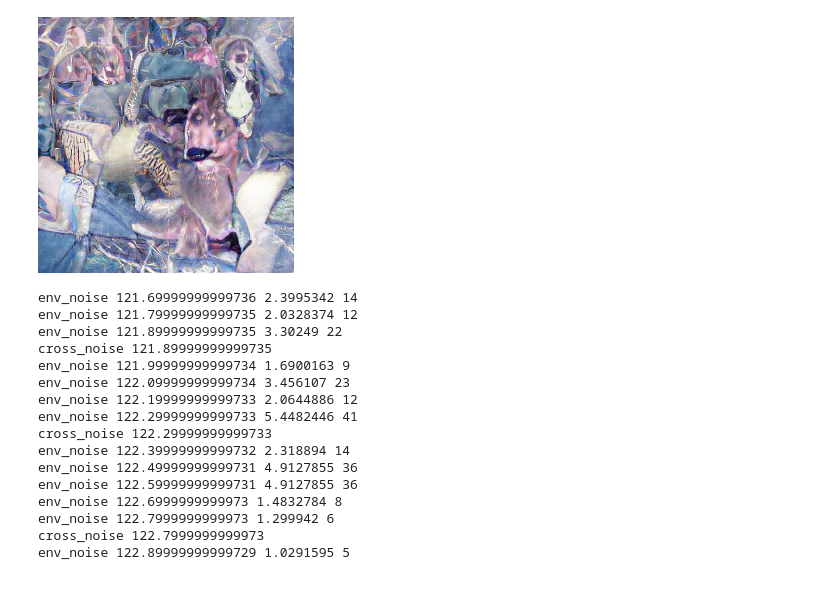
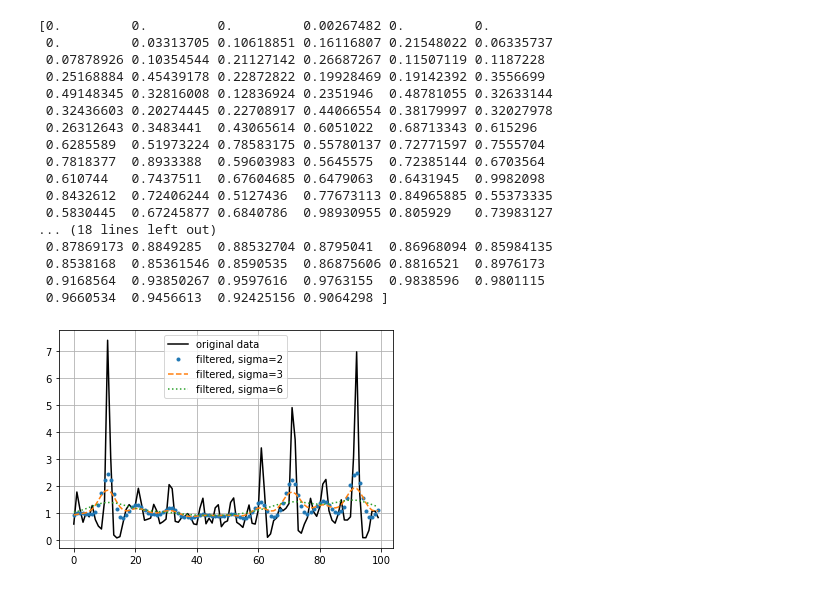
Before and after one commit to leod/aural-travels, a Jupyter notebook: notebooks/generate_nat.ipynb, the cells around one changed output. Saved outputs shown, nothing was run; the diff lists cells and outputs as text; code cells hidden in the pictures.

Commit message:
More smooth onset

```diff
--- a/notebooks/generate_nat.ipynb
+++ b/notebooks/generate_nat.ipynb
@@ -113,7 +113,7 @@ for idx in indices:
 # %%
 from IPython.display import Audio
 
-track_idx = 4
+track_idx = 5
 path = scdata.get_audio_path(os.path.join(DATA_DIR, 'audio'), dataset.tracks[track_idx]['id'])
 print(path)
 Audio(path)
@@ -161,8 +143,8 @@ from aural_travels import generate
 frames_dir = os.path.join(MODEL_DIR, 'gen', 'frames')
 os.makedirs(frames_dir, exist_ok=True)
 
-track_idx = 4
-last_image_seq = image_repr.rand_image_seq(1, device='cuda', patch_size=4)
+track_idx = 5
+last_image_seq = image_repr.rand_image_seq(1, device='cuda', patch_size=2)
 
 mel = torch.tensor(dataset.load_features(track_idx), dtype=torch.float)
 mel = (mel - dataset.mfcc_mean) * dataset.mfcc_std_inv
@@ -170,16 +152,17 @@ mel = (mel - dataset.mfcc_mean) * dataset.mfcc_std_inv
 path = scdata.get_audio_path(os.path.join(DATA_DIR, 'audio'), dataset.tracks[track_idx]['id'])
 y, _ = librosa.load(path, sr=dataset.sample_rate, mono=True)
 onset_env = onset_strength(y, sr=dataset.sample_rate)
+onset_env_filtered = gaussian_filter1d(onset_env, 4)
 
 bpm, beats = beat_track(y, sr=dataset.sample_rate, units='time')
 
 def noise(time, next_time, image_seq):
     generate.onset_env_noise(image_repr=model.image_repr,
-                             onset_env=onset_env,
+                             onset_env=onset_env_filtered,
                              time=time,
                              next_time=next_time,
                              image_seq=image_seq,
-                             power=1.25,
+                             power=2,
                              scale=5)
     generate.beat_cross_noise(image_repr=model.image_repr,
                               beats=beats,
@@ -210,24 +193,41 @@ for i, frame in enumerate(frames):
         clear_output(wait=True)
         display(image)
     image.save(os.path.join(frames_dir, f'{i}.png'))
-# %% [output]
-[figure, removed]
-env_noise 121.69999999999736 2.3995342 14
-env_noise 121.79999999999735 2.0328374 12
-env_noise 121.89999999999735 3.30249 22
-cross_noise 121.89999999999735
-env_noise 121.99999999999734 1.6900163 9
-env_noise 122.09999999999734 3.456107 23
-env_noise 122.19999999999733 2.0644886 12
-env_noise 122.29999999999733 5.4482446 41
-cross_noise 122.29999999999733
-env_noise 122.39999999999732 2.318894 14
-env_noise 122.49999999999731 4.9127855 36
-env_noise 122.59999999999731 4.9127855 36
-env_noise 122.6999999999973 1.4832784 8
-env_noise 122.7999999999973 1.299942 6
-cross_noise 122.7999999999973
-env_noise 122.89999999999729 1.0291595 5
+# %%
+from scipy.ndimage import gaussian_filter1d
+import matplotlib.pyplot as plt
+
+print(onset_env[:100])
+print(gaussian_filter1d(onset_env, 3)[:100])
+
+t1=1000
+t2=1100
+plt.plot(onset_env[t1:t2], 'k', label='original data')
+plt.plot(gaussian_filter1d(onset_env, 2)[t1:t2], '.', label='filtered, sigma=2')
+plt.plot(gaussian_filter1d(onset_env, 3)[t1:t2], '--', label='filtered, sigma=3')
+plt.plot(gaussian_filter1d(onset_env, 6)[t1:t2], ':', label='filtered, sigma=6')
+plt.legend()
+plt.grid()
+plt.show()
+# %% [output]
+[0.         0.         0.         0.00267482 0.         0.
+ 0.         0.03313705 0.10618851 0.16116807 0.21548022 0.06335737
+ 0.07878926 0.10354544 0.21127142 0.26687267 0.11507119 0.1187228
+ 0.25168884 0.45439178 0.22872822 0.19928469 0.19142392 0.3556699
+ 0.49148345 0.32816008 0.12836924 0.2351946  0.48781055 0.32633144
+ 0.32436603 0.20274445 0.22708917 0.44066554 0.38179997 0.32027978
+ 0.26312643 0.3483441  0.43065614 0.6051022  0.68713343 0.615296
+ 0.6285589  0.51973224 0.78583175 0.55780137 0.72771597 0.7555704
+ 0.7818377  0.8933388  0.59603983 0.5645575  0.72385144 0.6703564
+ 0.610744   0.7437511  0.67604685 0.6479063  0.6431945  0.9982098
+ 0.8432612  0.72406244 0.5127436  0.77673113 0.84965885 0.55373335
+ 0.5830445  0.67245877 0.6840786  0.98930955 0.805929   0.73983127
+... (18 lines left out)
+ 0.87869173 0.8849285  0.88532704 0.8795041  0.86968094 0.85984135
+ 0.8538168  0.85361546 0.8590535  0.86875606 0.8816521  0.8976173
+ 0.9168564  0.93850267 0.9597616  0.9763155  0.9838596  0.9801115
+ 0.9660534  0.9456613  0.92425156 0.9064298 ]
+[figure, added]
 # %%
 def show_gif(fname):
     import base64
```
Also changed, not shown: parts of 8 cells of this notebook, 1 other file.
